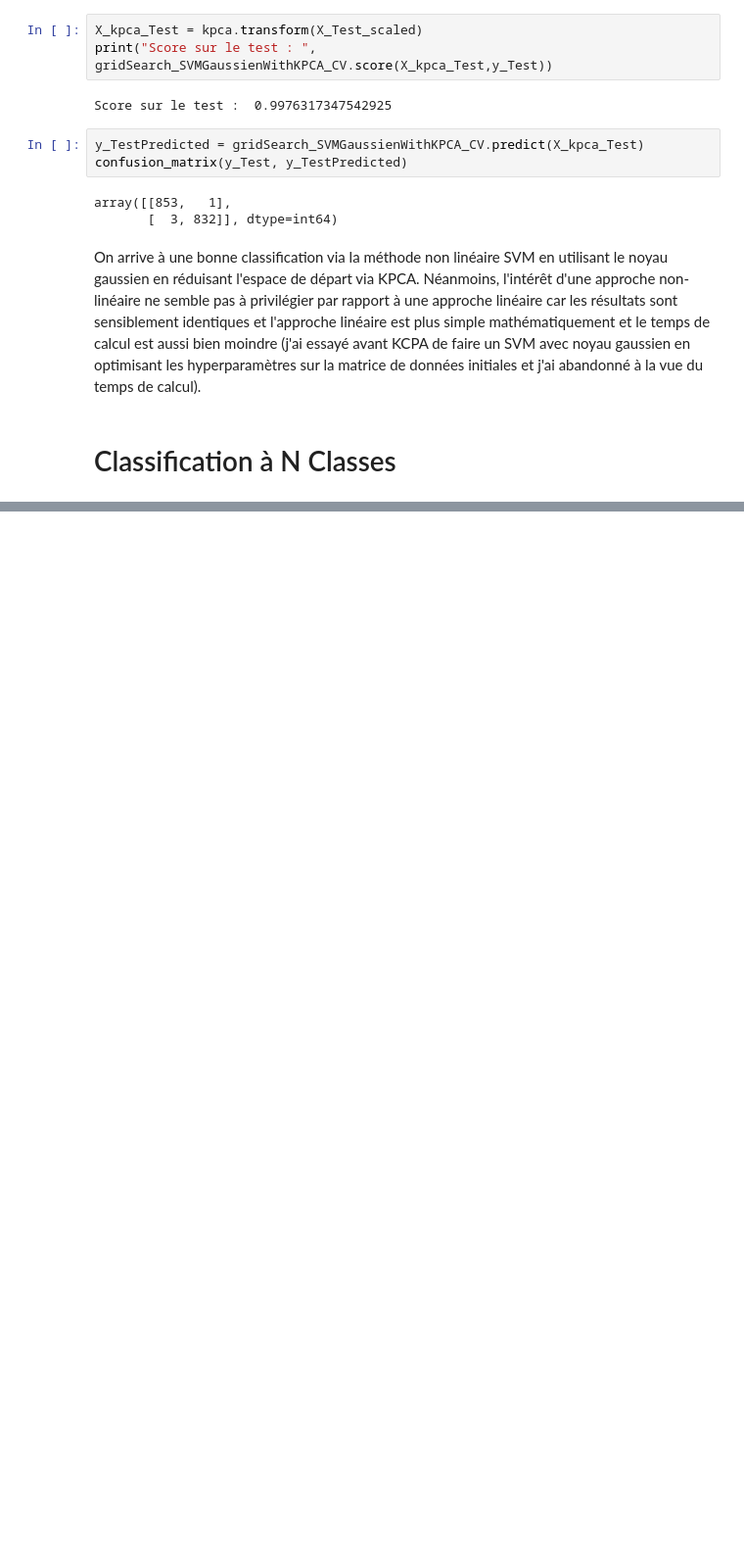
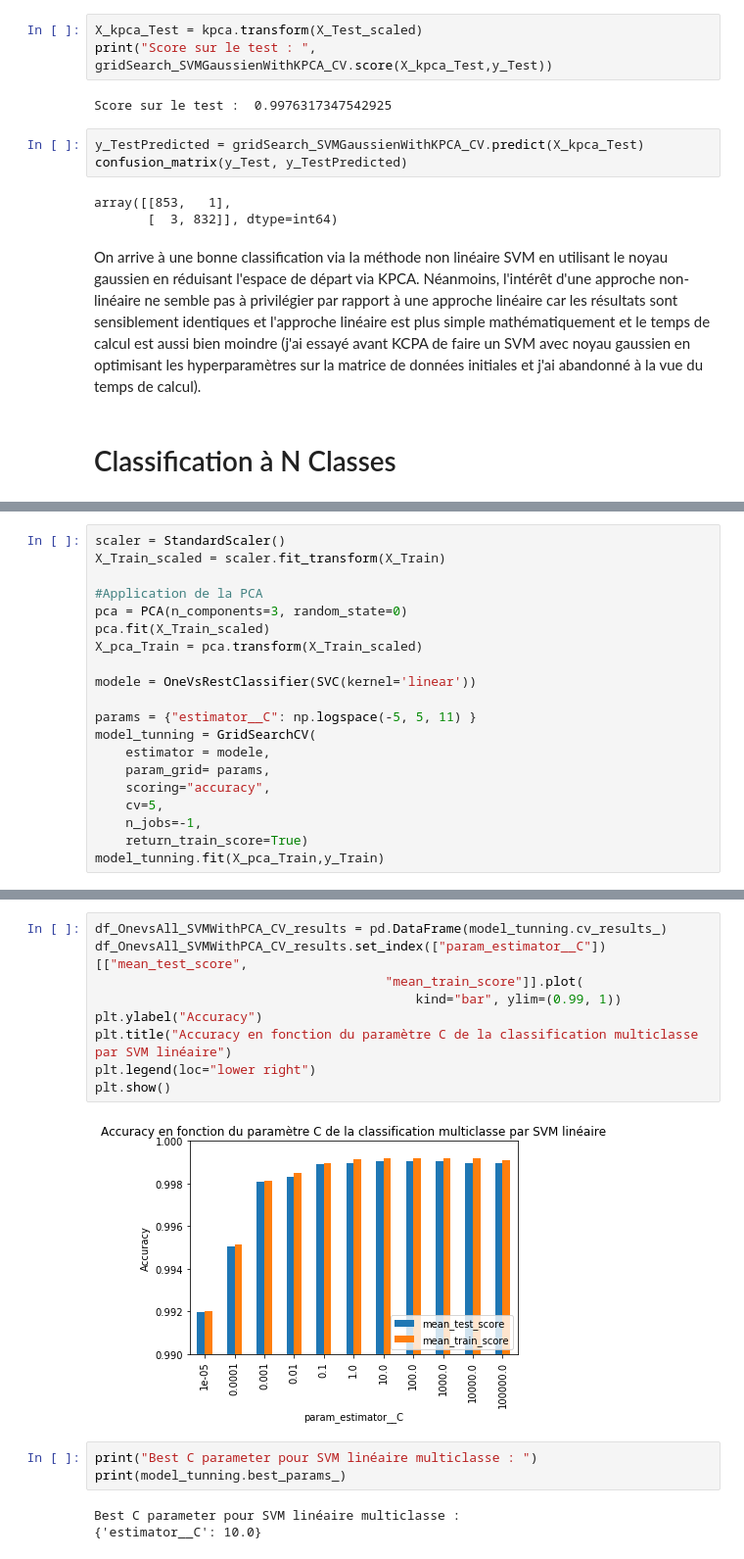
Before and after one commit to anthonymoisan/ClassificationLanguage, a Jupyter notebook: src/Projet_AnalyseLinguistique_AnthonyMoisan.ipynb, the cells around one changed output, grey strips where cells are left out. Shown at 98% size. Cells and saved outputs as stored; diff of their text form; blank space fills up the shorter version.

```diff
--- a/src/Projet_AnalyseLinguistique_AnthonyMoisan.ipynb
+++ b/src/Projet_AnalyseLinguistique_AnthonyMoisan.ipynb
@@ -858,0 +1022,20 @@ On arrive à une bonne classification via la méthode non linéaire SVM en utili
+# %%
+scaler = StandardScaler()
+X_Train_scaled = scaler.fit_transform(X_Train)
+
+#Application de la PCA
+pca = PCA(n_components=3, random_state=0)
+pca.fit(X_Train_scaled)
+X_pca_Train = pca.transform(X_Train_scaled)
+
+modele = OneVsRestClassifier(SVC(kernel='linear'))
+
+params = {"estimator__C": np.logspace(-5, 5, 11) }
+model_tunning = GridSearchCV(
+    estimator = modele,
+    param_grid= params,
+    scoring="accuracy",
+    cv=5,
+    n_jobs=-1,
+    return_train_score=True)
+model_tunning.fit(X_pca_Train,y_Train)
@@ -858,0 +1063,17 @@ On arrive à une bonne classification via la méthode non linéaire SVM en utili
+# %%
+df_OnevsAll_SVMWithPCA_CV_results = pd.DataFrame(model_tunning.cv_results_)
+df_OnevsAll_SVMWithPCA_CV_results.set_index(["param_estimator__C"])[["mean_test_score",
+                                      "mean_train_score"]].plot(
+                                          kind="bar", ylim=(0.99, 1))
+plt.ylabel("Accuracy")
+plt.title("Accuracy en fonction du paramètre C de la classification multiclasse par SVM linéaire")
+plt.legend(loc="lower right")
+plt.show()
+# %% [output]
+[figure, added]
+# %%
+print("Best C parameter pour SVM linéaire multiclasse : ")
+print(model_tunning.best_params_)
+# %% [output]
+Best C parameter pour SVM linéaire multiclasse :
+{'estimator__C': 10.0}
```
Also changed, not shown: parts of 47 cells of this notebook.
